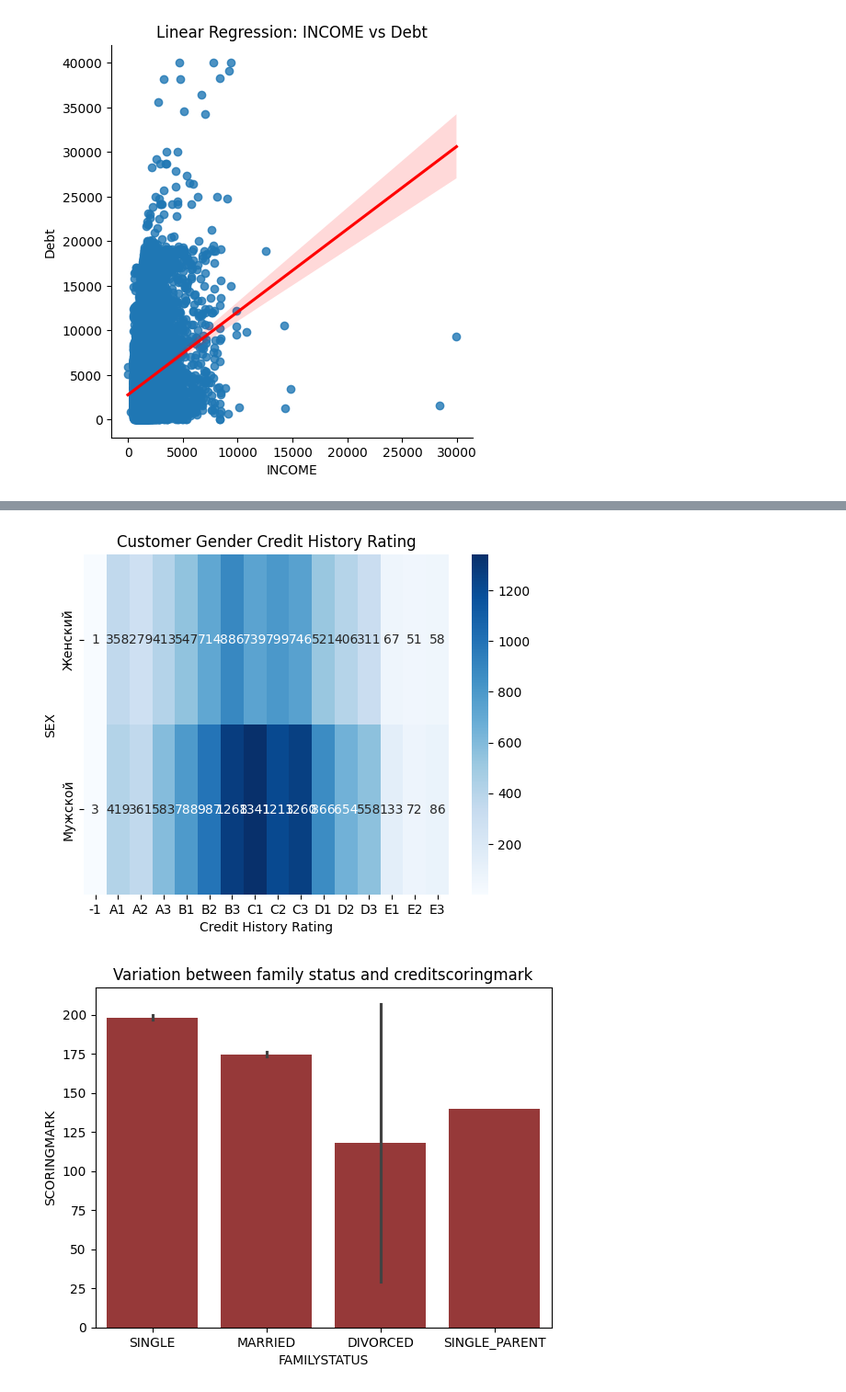
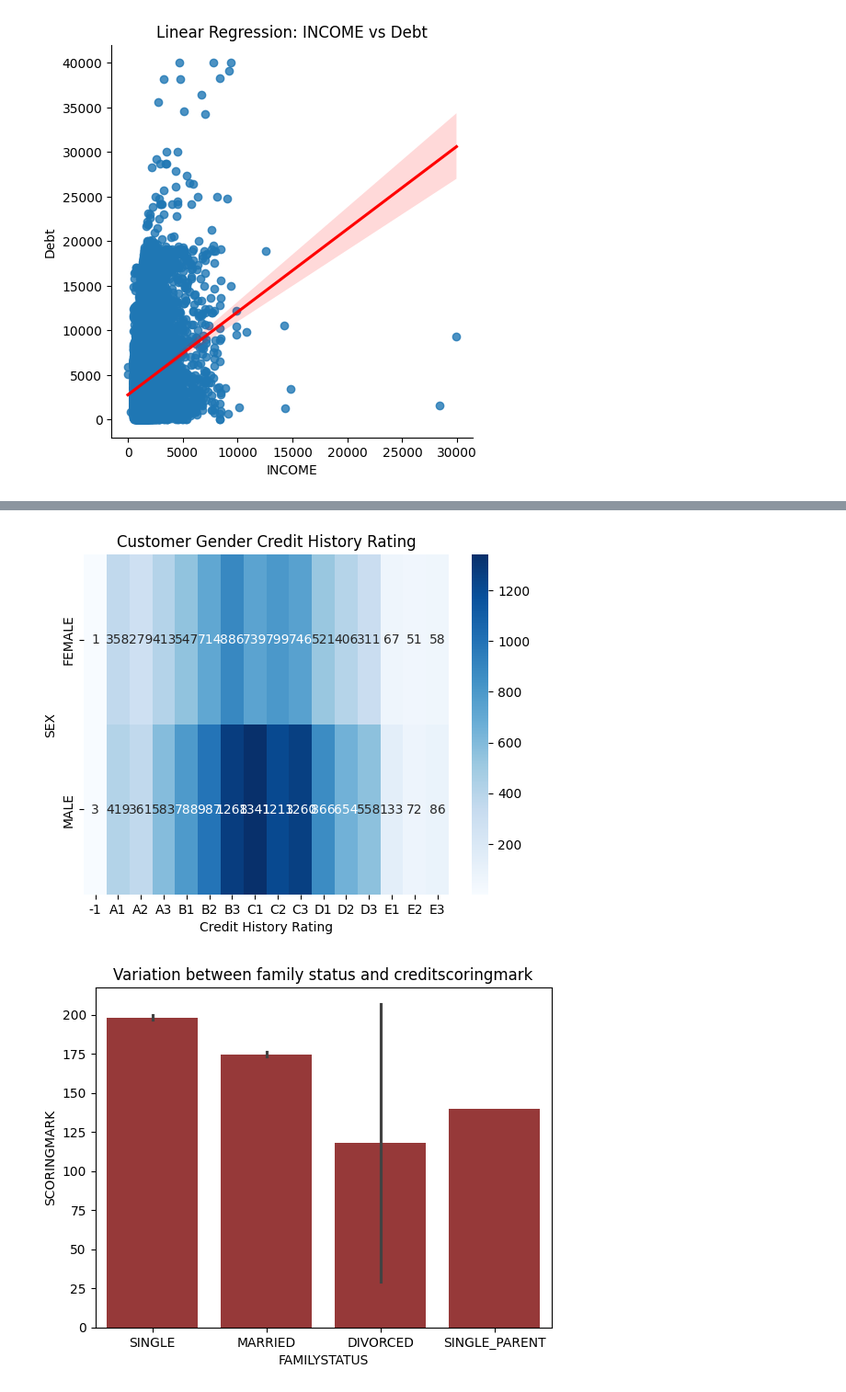
Before and after one commit to UgoChikezie2/ugo-final-project, a Jupyter notebook: notebooks/Ugo_Chikezie_Final-Project.ipynb, the cells around one changed output, grey strips where cells are left out. Shown at 92% size. Saved outputs shown, nothing was run; the diff lists cells and outputs as text; code cells hidden in the pictures.

```diff
--- a/notebooks/Ugo_Chikezie_Final-Project.ipynb
+++ b/notebooks/Ugo_Chikezie_Final-Project.ipynb
@@ -264,15 +264,15 @@ plt.show()
 # %%
 import seaborn as sns
 import pandas as pd
 
 # Example using crosstab
-cross_tab = pd.crosstab(df['SEX'], df['Credit History Rating'])
+cross_tab = pd.crosstab(df2['SEX'], df['Credit History Rating'])
 
 sns.heatmap(cross_tab, annot=True, fmt='d', cmap='Blues')
 plt.title('Customer Gender Credit History Rating')
 plt.show()
 # %% [output]
-[figure, old version]
+[figure, new version]
 # %%
 sns.barplot(y='SCORINGMARK', x='FAMILYSTATUS', data=df2, color="brown")
 plt.title('Variation between family status and creditscoringmark')
```
Also changed, not shown: parts of 3 cells of this notebook.
